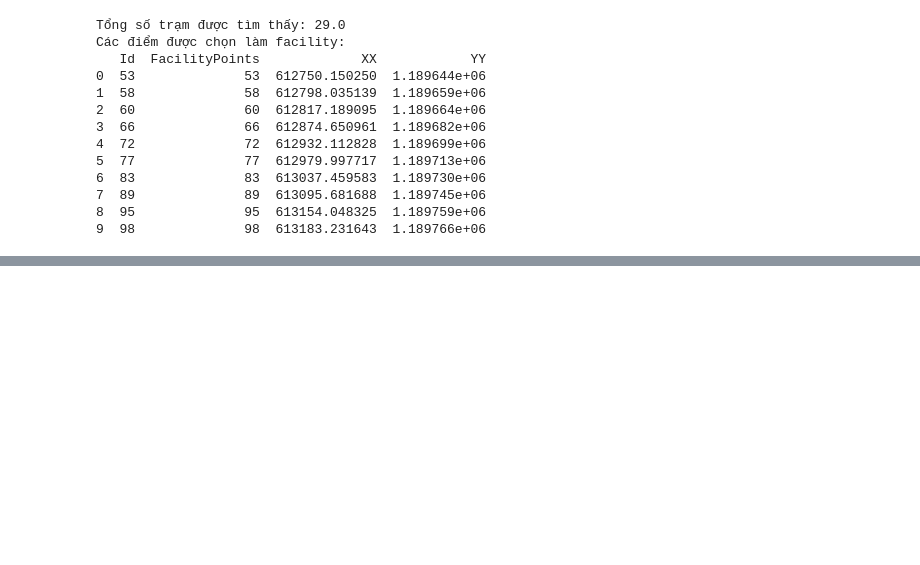
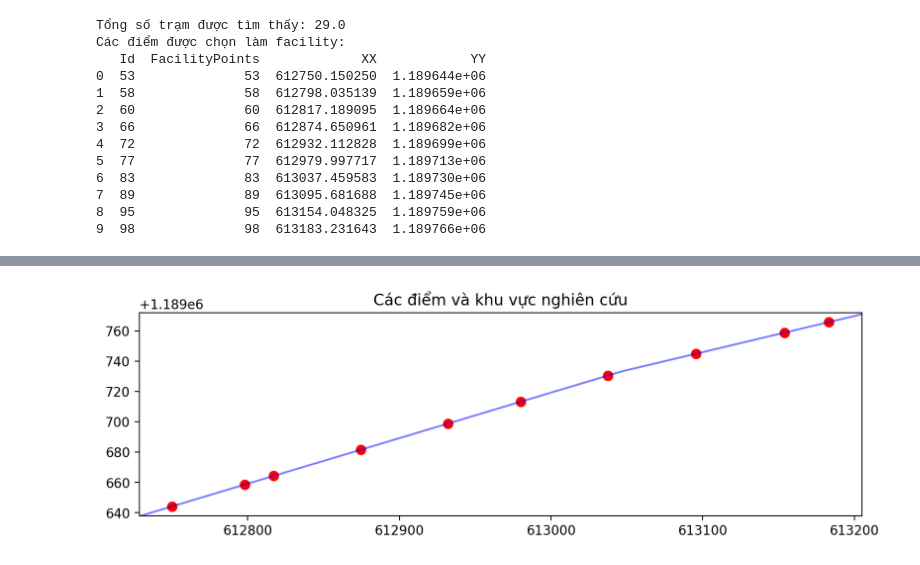
Before and after one commit to nguyetan/python-rescue-station, a Jupyter notebook: scripts/ipynb/demoPCenter.ipynb, the cells around one changed output, grey strips where cells are left out. Saved outputs shown, nothing was run; the diff lists cells and outputs as text; code cells hidden in the pictures; blank space fills up the shorter version.

```diff
--- a/scripts/ipynb/demoPCenter.ipynb
+++ b/scripts/ipynb/demoPCenter.ipynb
@@ -410,0 +351,37 @@ Bảng cost_matrix đã được lưu vào file: C:/Users/ASUS/Downloads/rescue_
+# %%
+# Đọc dataframe từ file CSV
+df = pd.read_csv(file_path)
+
+# Chuyển đổi dataframe thành GeoDataFrame với hệ toạ độ 4326 (WGS84)
+gdf_points = gpd.GeoDataFrame(
+    df, geometry=gpd.points_from_xy(df['XX'], df['YY']), crs='EPSG:32648'
+)
+
+# Vẽ shapefile
+fig, ax = plt.subplots(figsize=(10, 10))
+study_area.plot(ax=ax, alpha=0.5, edgecolor='blue')
+
+# Vẽ điểm từ GeoDataFrame lên cùng plot
+gdf_points.plot(ax=ax, color='red', markersize=50)
+
+# Lấy các giới hạn của khu vực đã vẽ
+xmin, ymin, xmax, ymax = gdf_points.total_bounds
+
+# Tính toán phần lớn hơn của giới hạn
+padding = 0.05
+xrange = xmax - xmin
+yrange = ymax - ymin
+xmin_new = xmin - padding * xrange
+xmax_new = xmax + padding * xrange
+ymin_new = ymin - padding * yrange
+ymax_new = ymax + padding * yrange
+
+# Đặt giới hạn của plot để phóng to các điểm vừa vẽ
+ax.set_xlim(xmin_new, xmax_new)
+ax.set_ylim(ymin_new, ymax_new)
+
+# Đặt tiêu đề và hiển thị plot
+plt.title('Các điểm và khu vực nghiên cứu')
+plt.show()
+# %% [output]
+[figure, added]
```
Also changed, not shown: parts of 10 cells of this notebook, 15 other files.
